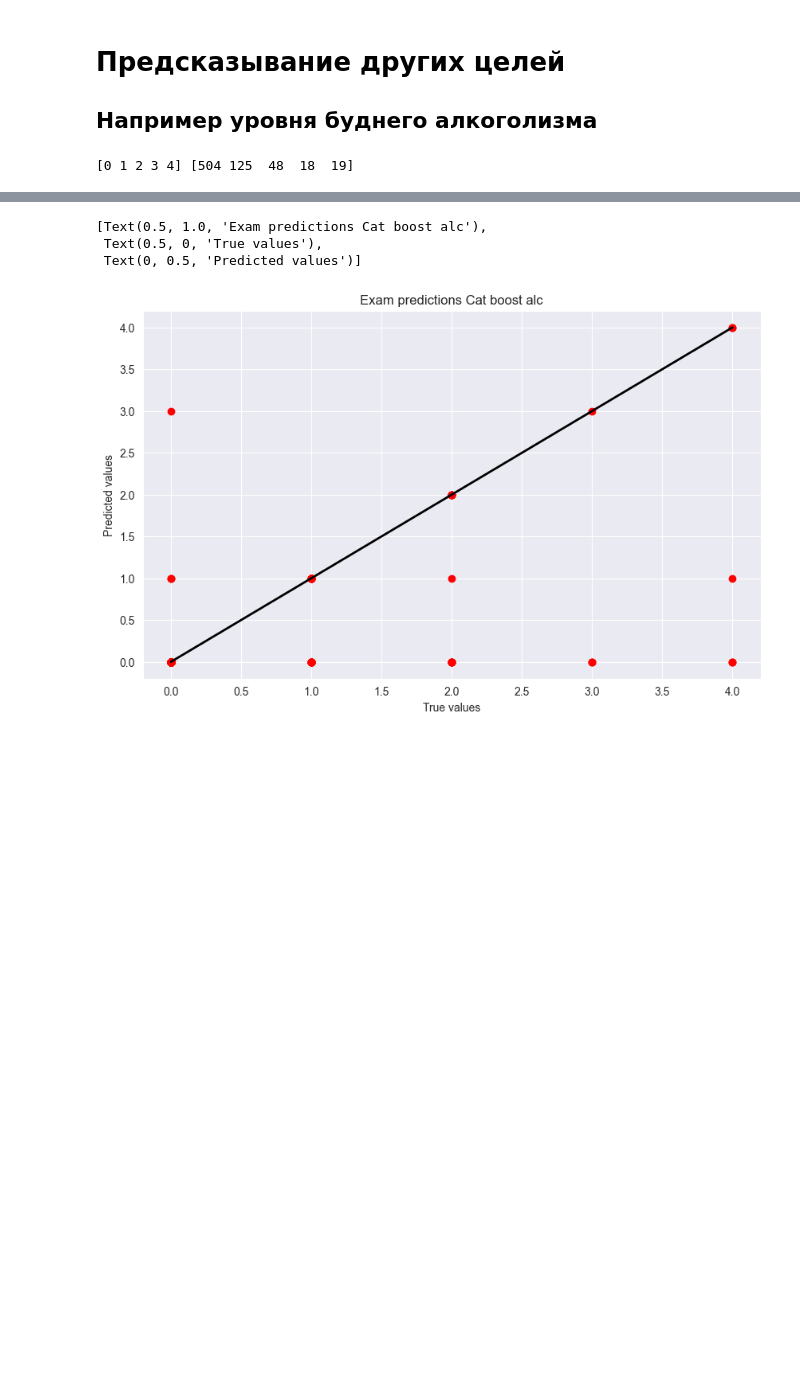
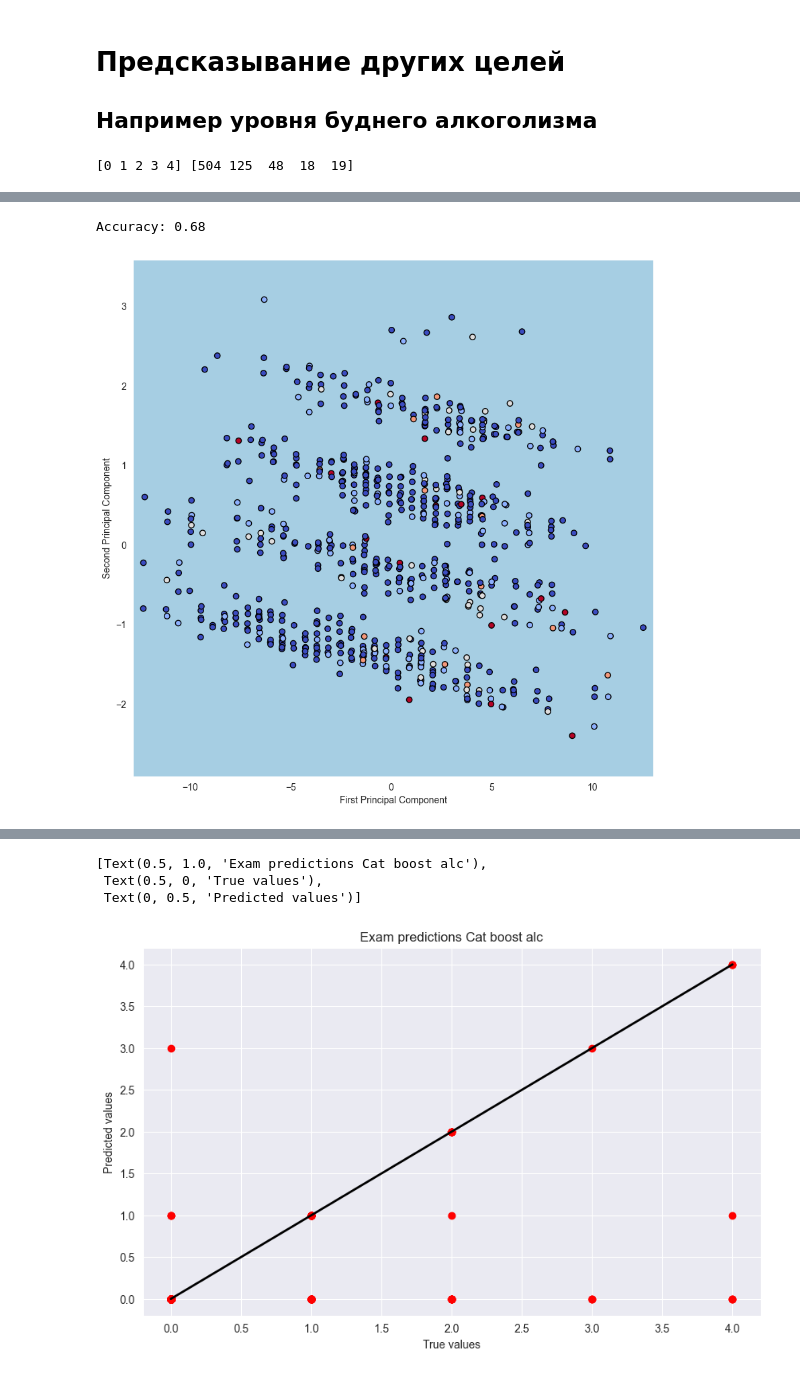
Before and after one commit to ViKarp/students, a Jupyter notebook: Analis.ipynb, the cells around one changed output, grey strips where cells are left out. Cells and saved outputs as stored; diff of their text form; code cells hidden in the pictures; blank space fills up the shorter version.

```diff
--- a/Analis.ipynb
+++ b/Analis.ipynb
@@ -627,0 +738,32 @@ Logic_model_alc.score(mX_test,mY_test)
+# %%
+from sklearn.decomposition import PCA
+from sklearn.metrics import accuracy_score
+pca = PCA(n_components=2)
+X_train_pca = pca.fit_transform(mX_train)
+X_test_pca = pca.transform(mX_test)
+clf = LogisticRegression().fit(X_train_pca, mY_train)
+y_pred = clf.predict(X_test_pca)
+# Рассчитайте точность
+accuracy = accuracy_score(mY_test, y_pred)
+print('Accuracy: %.2f' % accuracy)
+# Создайте сетку координат для визуализации
+x_min, x_max = X_train_pca[:, 0].min() - .5, X_train_pca[:, 0].max() + .5
+y_min, y_max = X_train_pca[:, 1].min() - .5, X_train_pca[:, 1].max() + .5
+h = .02  # step size in the mesh
+xx, yy = np.meshgrid(np.arange(x_min, x_max, h), np.arange(y_min, y_max, h))
+# Используйте модель для прогнозирования на сетке
+Z = clf.predict(np.c_[xx.ravel(), yy.ravel()])
+# Покажите результат
+Z = Z.reshape(xx.shape)
+plt.figure(1, figsize=(10, 10))
+plt.pcolormesh(xx, yy, Z, cmap=plt.cm.Paired)
+
+# Также покажите обучающие точки
+plt.scatter(X_train_pca[:, 0], X_train_pca[:, 1], c=mY_train, edgecolors='k', cmap=plt.cm.coolwarm)
+plt.xlabel('First Principal Component')
+plt.ylabel('Second Principal Component')
+
+plt.show()
+# %% [output]
+Accuracy: 0.68
+[figure, added]
```
Also changed, not shown: parts of 43 cells of this notebook.
